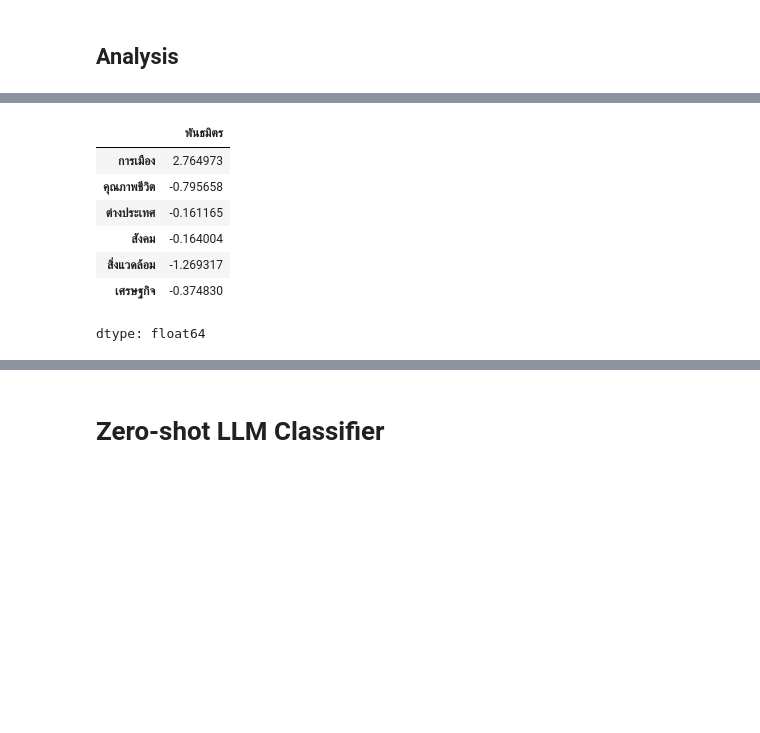
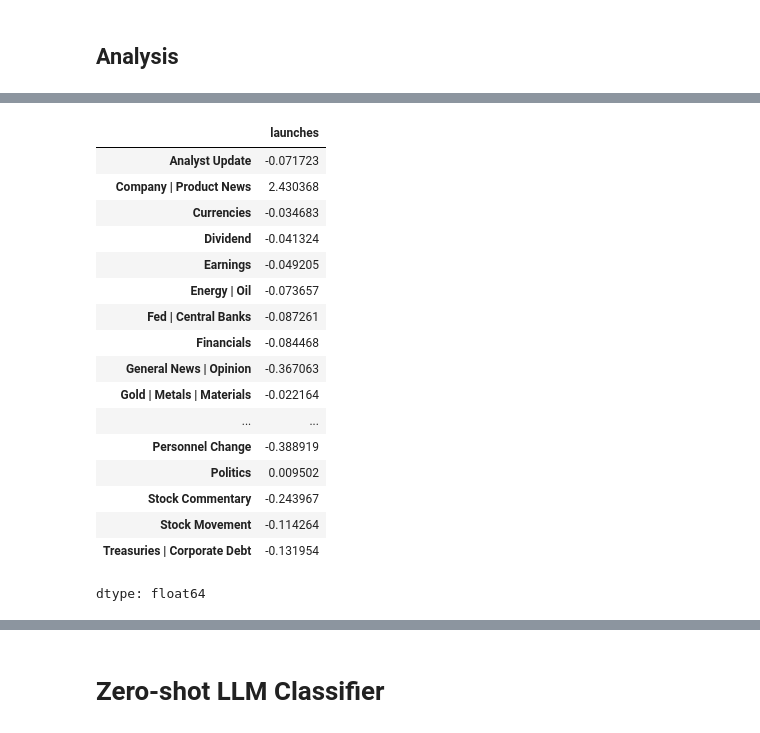
Before and after one commit to oransom48/CU-CompLing-Assignments, a Jupyter notebook: PA1 Text classification/model_comparison.ipynb, the cells around one changed output, grey strips where cells are left out. Drawn from its saved outputs; the diff is of its cells as text; code cells hidden in the pictures; blank space fills up the shorter version.

```diff
--- a/PA1 Text classification/model_comparison.ipynb
+++ b/PA1 Text classification/model_comparison.ipynb
@@ -19,9 +19,8 @@ To: /content/prachatai-test.csv
 # %%
 import pandas as pd
 
-train_df = pd.read_csv("/content/prachatai-train.csv")
-dev_df = pd.read_csv("/content/prachatai-dev.csv")
-test_df = pd.read_csv("/content/prachatai-test.csv")
+train_df = pd.read_csv("/content/financial-news-train.csv")
+test_df = pd.read_csv("/content/financial-news-test.csv")
 
 train_df.head(5)
 # %% [output]
@@ -90,3 +92,11 @@ train_df['label'].value_counts()
 dtype: int64
 # %% [markdown]
 ## Preprocess data
+# %%
+from sklearn.model_selection import train_test_split
+
+X_train, X_test, y_train, y_test = train_test_split(train_df['text'], train_df['label'],
+                                                    random_state=42,
+                                                    test_size=0.1,
+                                                    shuffle=True,
+)
@@ -128,0 +149,19 @@ train_feature_vectors = vectorizer.fit_transform(train_df['title tokens'])
+# %%
+from sklearn.feature_extraction.text import CountVectorizer
+import nltk
+nltk.download('punkt')
+nltk.download('punkt_tab')
+nltk.download('stopwords')
+
+from nltk.tokenize import word_tokenize
+from nltk.corpus import stopwords
+
+# Get the list of Thai stopwords
+stop_words = list(stopwords.words('english'))
+
+# Create bag-of-word
+vectorizer = CountVectorizer(
+    tokenizer=word_tokenize,
+    stop_words=stop_words,
+)
+train_feature_vectors = vectorizer.fit_transform(X_train)
@@ -194,7 +248,7 @@ test_rand_df.head()
 from sklearn.linear_model import LogisticRegression
 
 lr_text_classifier = LogisticRegression()
-lr_text_classifier.fit(train_feature_vectors, train_df['label'])
+lr_text_classifier.fit(train_feature_vectors, y_train)
 # %% [output]
 STOP: TOTAL NO. OF ITERATIONS REACHED LIMIT.
 
@@ -290,13 +374,23 @@ weights.transpose().sort_values('การเมือง', ascending=False)
 # %%
-weights.transpose().loc['พันธมิตร']
+weights.transpose().loc['launches']
 # %% [output]
-|  | พันธมิตร |
-| การเมือง | 2.764973 |
-| คุณภาพชีวิต | -0.795658 |
-| ต่างประเทศ | -0.161165 |
-| สังคม | -0.164004 |
-| สิ่งแวดล้อม | -1.269317 |
-| เศรษฐกิจ | -0.374830 |
+|  | launches |
+| Analyst Update | -0.071723 |
+| Company | Product News | 2.430368 |
+| Currencies | -0.034683 |
+| Dividend | -0.041324 |
+| Earnings | -0.049205 |
+| Energy | Oil | -0.073657 |
+| Fed | Central Banks | -0.087261 |
+| Financials | -0.084468 |
+| General News | Opinion | -0.367063 |
+| Gold | Metals | Materials | -0.022164 |
+| ... | ... |
+| Personnel Change | -0.388919 |
+| Politics | 0.009502 |
+| Stock Commentary | -0.243967 |
+| Stock Movement | -0.114264 |
+| Treasuries | Corporate Debt | -0.131954 |
 dtype: float64
 # %%
 pd.DataFrame(lr_text_classifier.intercept_, index=lr_text_classifier.classes_)
```
Also changed, not shown: parts of 38 cells of this notebook.
